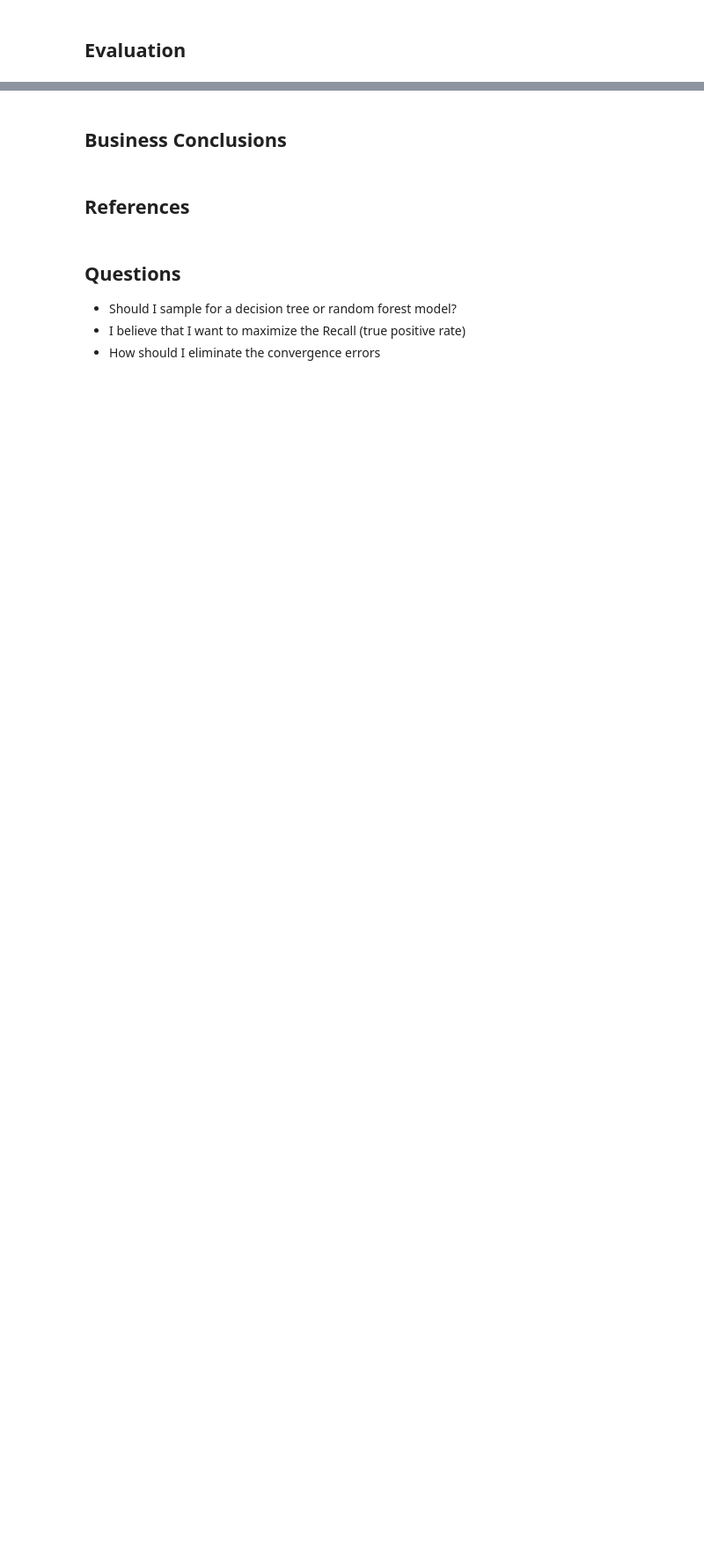
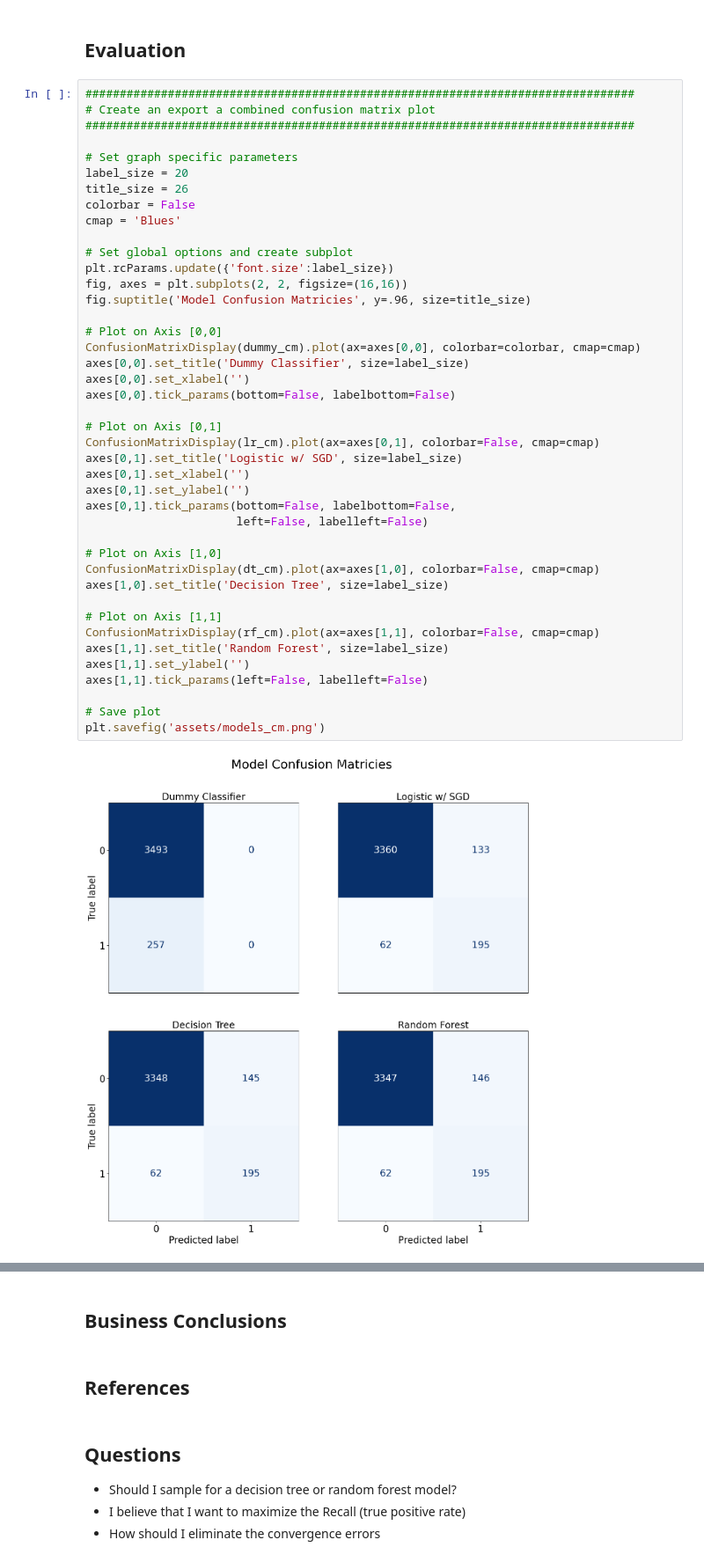
Before and after one commit to joxborrow/loan_default, a Jupyter notebook: credit_default_tech_report.ipynb, the cells around one changed output, grey strips where cells are left out. Shown: that part at 88% size. Drawn from its saved outputs; the diff is of its cells as text; blank space fills up the shorter version.

```diff
--- a/credit_card_default.ipynb
+++ b/credit_default_tech_report.ipynb
@@ -527,3 +568,47 @@ Text(0.5, 0.98, 'Random Forest Confusion Matrix')
 [figure]
 # %% [markdown]
 ## Evaluation
+# %%
+################################################################################
+# Create an export a combined confusion matrix plot
+################################################################################
+
+# Set graph specific parameters
+label_size = 20
+title_size = 26
+colorbar = False
+cmap = 'Blues'
+
+# Set global options and create subplot
+plt.rcParams.update({'font.size':label_size})
+fig, axes = plt.subplots(2, 2, figsize=(16,16))
+fig.suptitle('Model Confusion Matricies', y=.96, size=title_size)
+
+# Plot on Axis [0,0]
+ConfusionMatrixDisplay(dummy_cm).plot(ax=axes[0,0], colorbar=colorbar, cmap=cmap)
+axes[0,0].set_title('Dummy Classifier', size=label_size)
+axes[0,0].set_xlabel('')
+axes[0,0].tick_params(bottom=False, labelbottom=False)
+
+# Plot on Axis [0,1]
+ConfusionMatrixDisplay(lr_cm).plot(ax=axes[0,1], colorbar=False, cmap=cmap)
+axes[0,1].set_title('Logistic w/ SGD', size=label_size)
+axes[0,1].set_xlabel('')
+axes[0,1].set_ylabel('')
+axes[0,1].tick_params(bottom=False, labelbottom=False,
+                      left=False, labelleft=False)
+
+# Plot on Axis [1,0]
+ConfusionMatrixDisplay(dt_cm).plot(ax=axes[1,0], colorbar=False, cmap=cmap)
+axes[1,0].set_title('Decision Tree', size=label_size)
+
+# Plot on Axis [1,1]
+ConfusionMatrixDisplay(rf_cm).plot(ax=axes[1,1], colorbar=False, cmap=cmap)
+axes[1,1].set_title('Random Forest', size=label_size)
+axes[1,1].set_ylabel('')
+axes[1,1].tick_params(left=False, labelleft=False)
+
+# Save plot
+plt.savefig('assets/models_cm.png')
+# %% [output]
+[figure, added]
```
Also changed, not shown: parts of 11 cells of this notebook, 10 other files.
